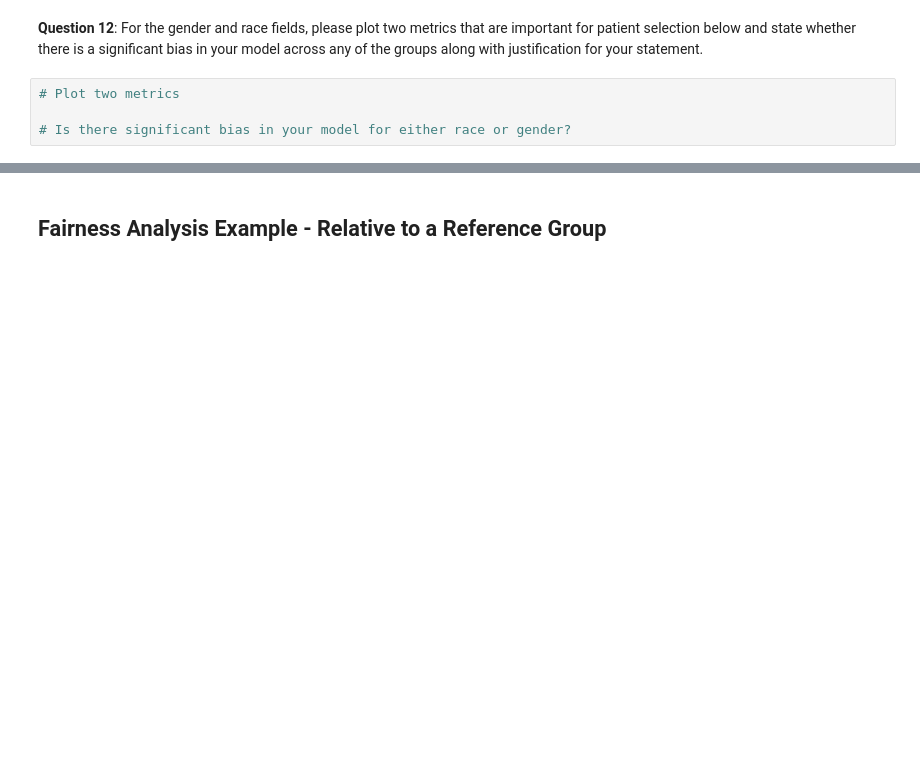
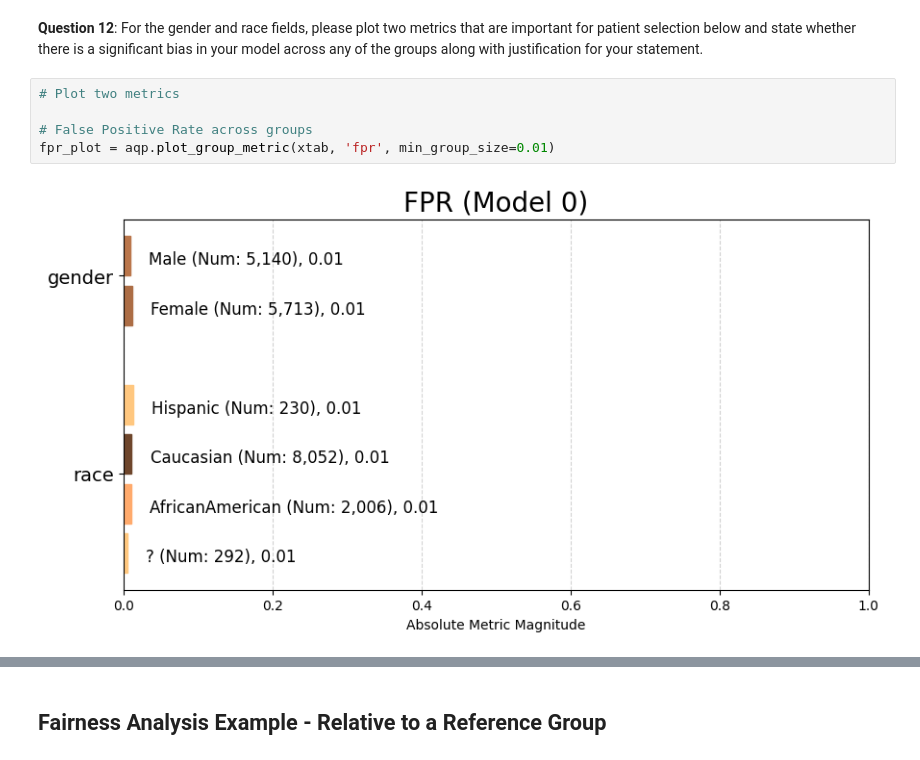
Before and after one commit to nathan-standafer/cd0372-Applying-AI-to-EHR-Data, a Jupyter notebook: project/starter_code/student_project.ipynb, the cells around one changed output, grey strips where cells are left out. Saved outputs shown, nothing was run; the diff lists cells and outputs as text; blank space fills up the shorter version.

```diff
--- a/project/starter_code/student_project.ipynb
+++ b/project/starter_code/student_project.ipynb
@@ -1000,7 +1008,10 @@ fdf = f.get_group_value_fairness(bdf)
 ## Race and Gender Bias Analysis for Patient Selection
 # %% [markdown]
 **Question 12**: For the gender and race fields, please plot two metrics that are important for patient selection below and state whether there is a significant bias in your model across any of the groups along with justification for your statement.
-# %%
-# Plot two metrics
-
-# Is there significant bias in your model for either race or gender?
+# %%
+# Plot two metrics
+
+# False Positive Rate across groups
+fpr_plot = aqp.plot_group_metric(xtab, 'fpr', min_group_size=0.01)
+# %% [output]
+[figure, added]
```
Also changed, not shown: parts of 7 cells of this notebook.
